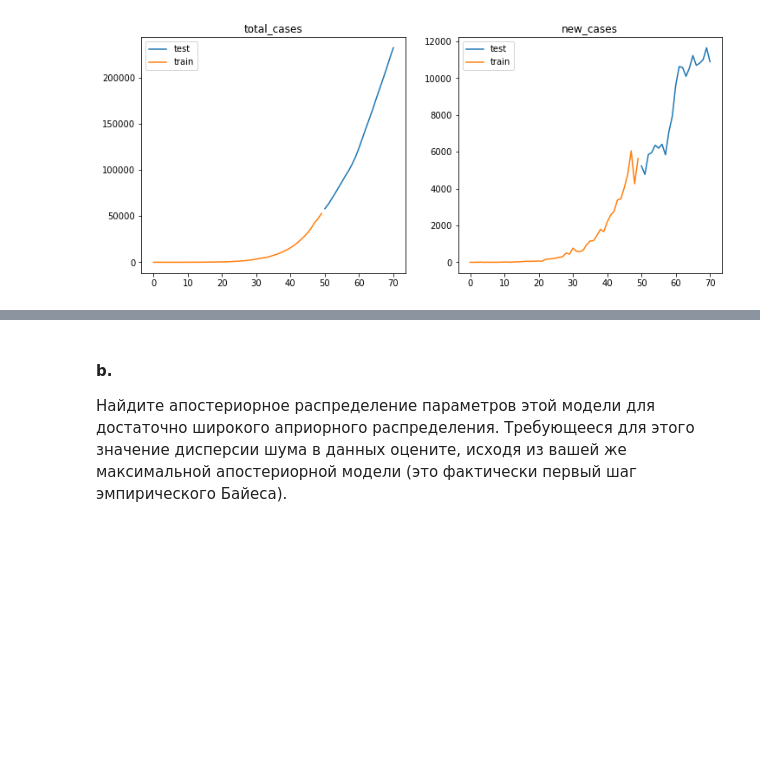
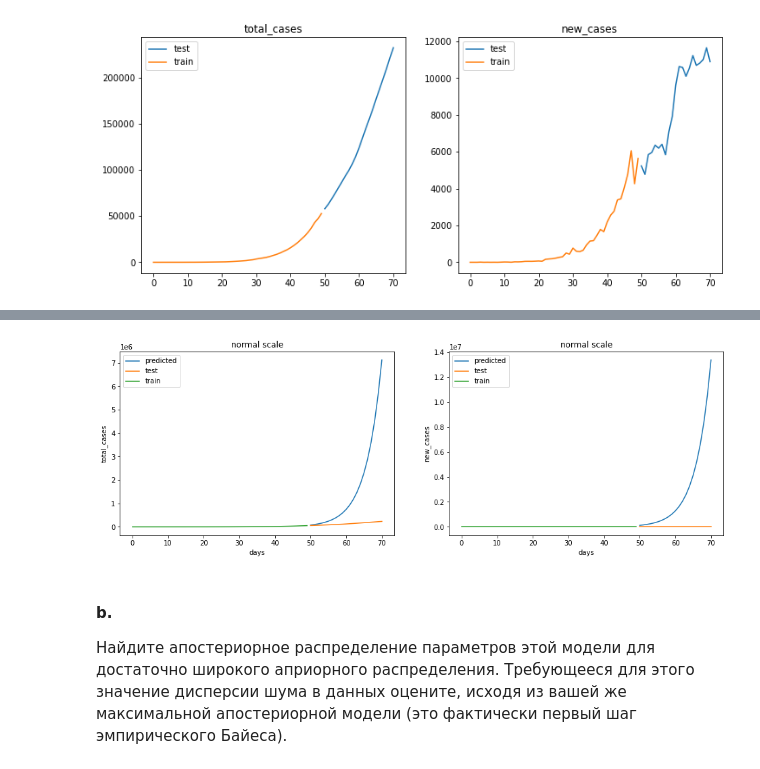
Before and after one commit to voiteshonok/advanced-ml-2021, a Jupyter notebook: HW1/HW1.ipynb, the cells around one changed output, grey strips where cells are left out. Drawn from its saved outputs; the diff is of its cells as text; code cells hidden in the pictures; blank space fills up the shorter version.

```diff
--- a/HW1/HW1.ipynb
+++ b/HW1/HW1.ipynb
@@ -272,3 +295,24 @@ plt.show()
+# %%
+fig, (ax1, ax2) = plt.subplots(1, 2, figsize=(16, 5))
+ax1.plot(X_test[:, 1], np.exp(model_total.predict(X_test)), label='predicted')
+ax1.plot(X_test[:, 1], y_test_total, label='test')
+ax1.plot(X_train[:, 1], y_train_total, label='train')
+ax1.set_xlabel('days')
+ax1.set_ylabel('total_cases')
+ax1.legend()
+ax1.set_title('normal scale')
+
+ax2.plot(X_test[:, 1], np.exp(model_new.predict(X_test)), label='predicted')
+ax2.plot(X_test[:, 1], y_test_new_ln, label='test')
+ax2.plot(X_train[:, 1], y_train_new_ln, label='train')
+ax2.set_xlabel('days')
+ax2.set_ylabel('new_cases')
+ax2.legend()
+ax2.set_title('normal scale')
+
+plt.show()
+# %% [output]
+[figure, added]
 # %% [markdown]
 #### b.
 Найдите апостериорное распределение параметров этой модели для достаточно широкого априорного распределения. Требующееся для этого значение дисперсии шума в данных оцените, исходя из вашей же максимальной апостериорной модели (это фактически первый шаг эмпирического Байеса).
```
Also changed, not shown: parts of 35 cells of this notebook.
